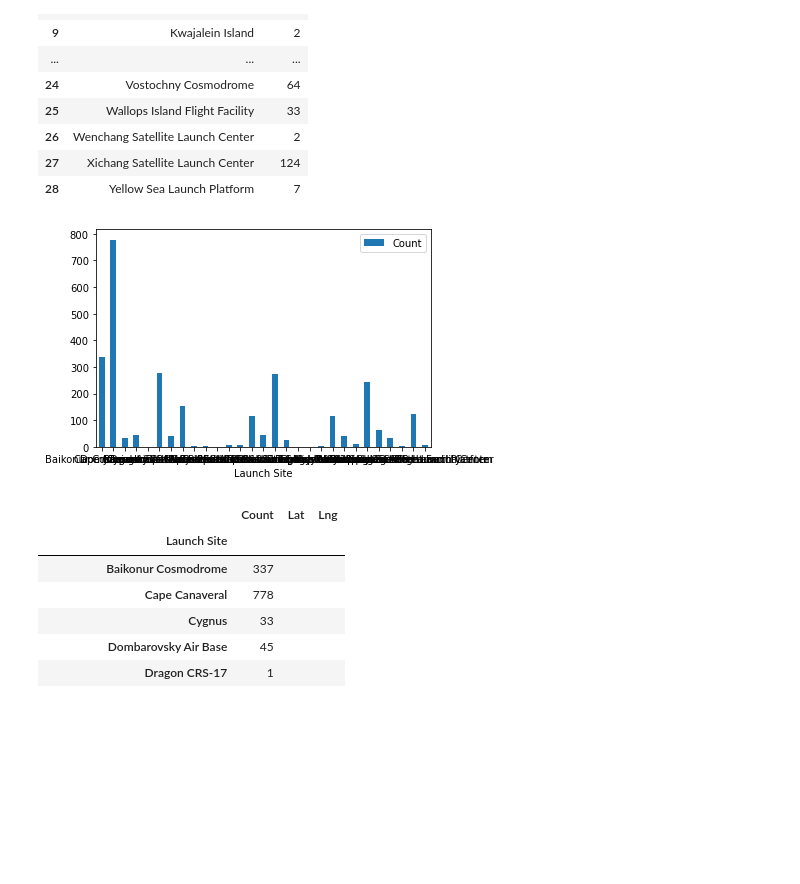
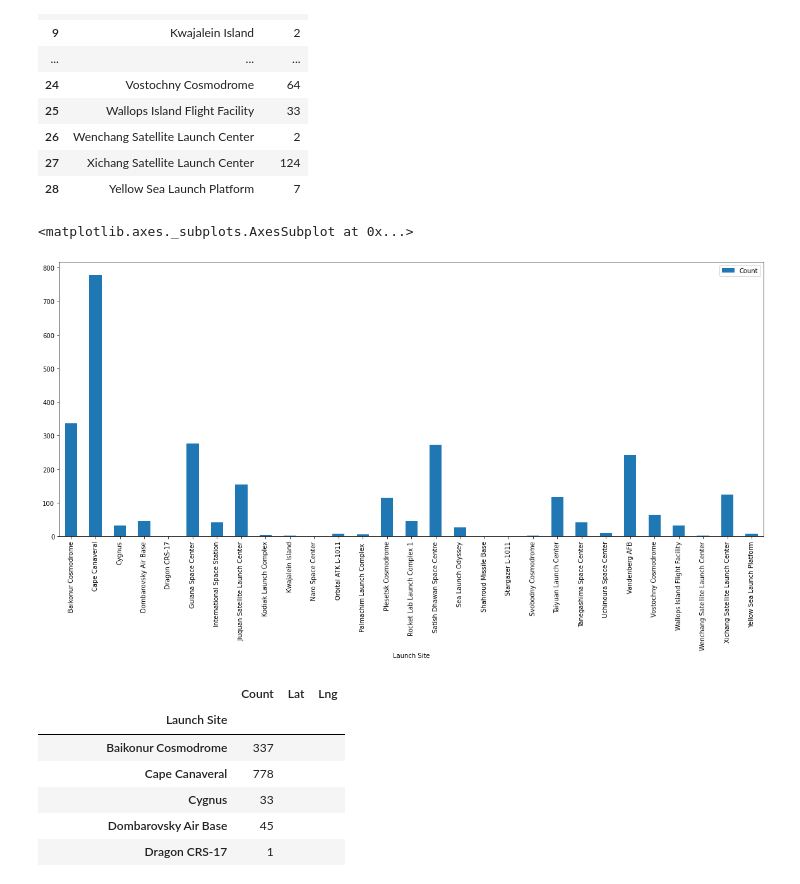
Before and after one commit to jdmerryman88/Worldwide_Satellite_Analysis, a Jupyter notebook: justin.ipynb, the cells around one changed output. Saved outputs shown, nothing was run; the diff lists cells and outputs as text; code cells hidden in the pictures; blank space fills up the shorter version.

```diff
--- a/justin.ipynb
+++ b/justin.ipynb
@@ -241,8 +274,9 @@ cleaned_launch_df
 | 27 | Xichang Satellite Launch Center | 124 |
 | 28 | Yellow Sea Launch Platform | 7 |
 # %%
- ax = cleaned_launch_df.plot.bar(x='Launch Site', y='Count', rot=0)
+cleaned_launch_df.plot.bar(x='Launch Site', y='Count', rot=90, figsize=(20, 8) ,)
 # %% [output]
+<matplotlib.axes._subplots.AxesSubplot at 0x...>
-[figure, old version]
+[figure, new version]
 # %%
 sites = cleaned_launch_df['Launch Site'].tolist()
```
Also changed, not shown: parts of 9 cells of this notebook.
